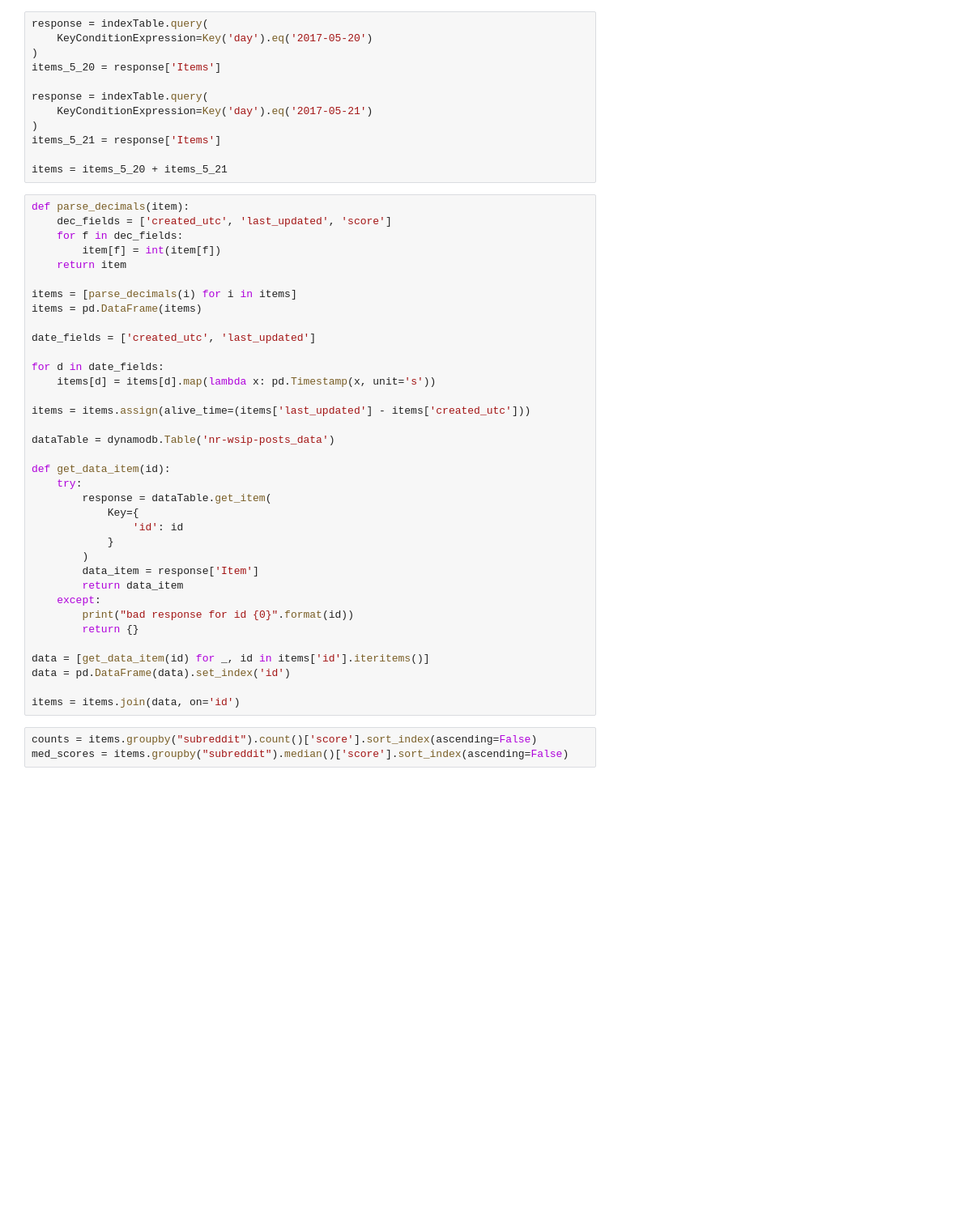
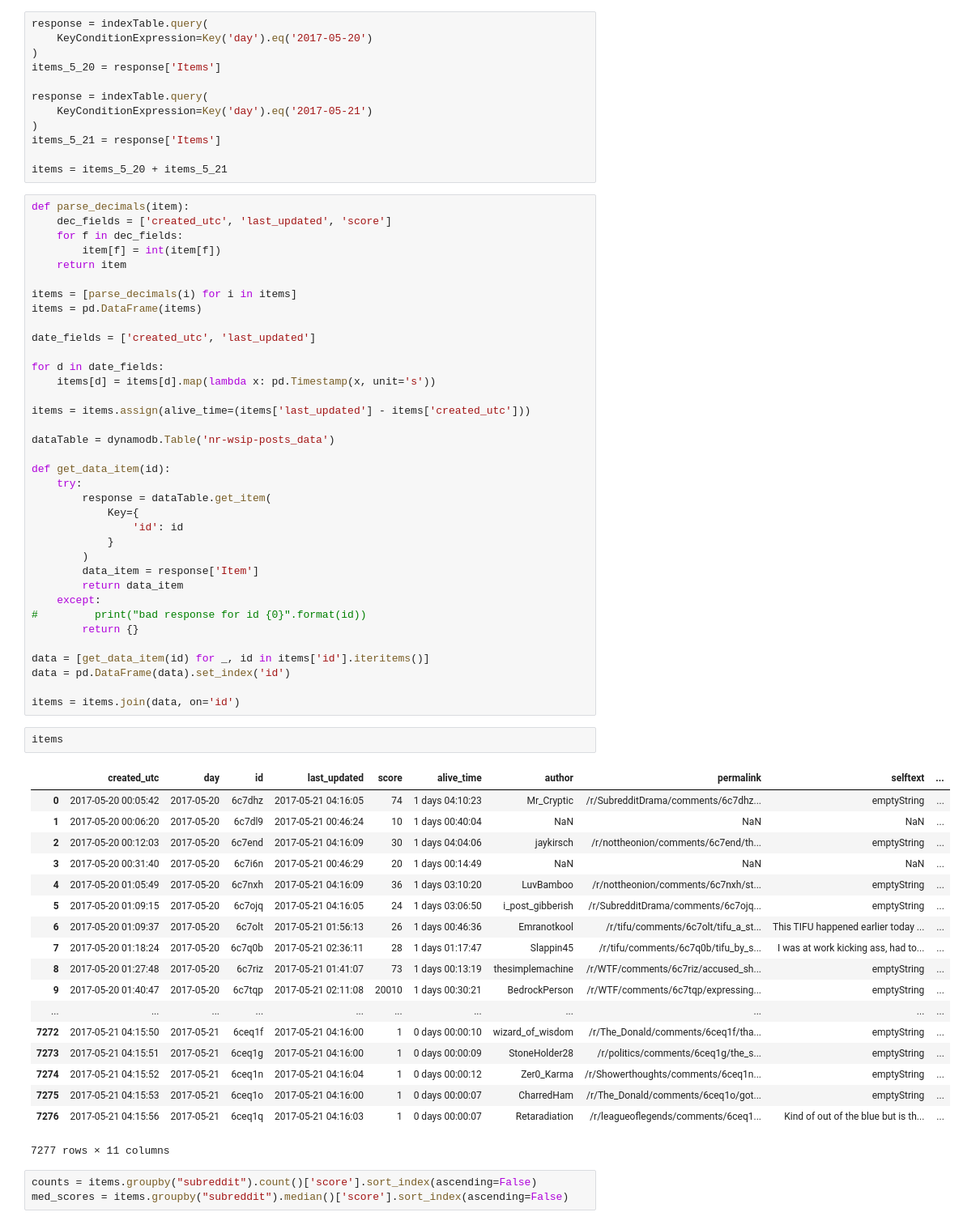
Before and after one commit to nrobin24/when-should-i-post, a Jupyter notebook: notebooks/best-and-worst-word-per-subreddit.ipynb, the cells around one changed output. Shown: that part at 81% size. Drawn from its saved outputs; the diff is of its cells as text; blank space fills up the shorter version.

```diff
--- a/notebooks/best-and-worst-word-per-subreddit.ipynb
+++ b/notebooks/best-and-worst-word-per-subreddit.ipynb
@@ -47,13 +47,34 @@ def get_data_item(id):
         data_item = response['Item']
         return data_item
     except:
-        print("bad response for id {0}".format(id))
+#         print("bad response for id {0}".format(id))
         return {}
 
 data = [get_data_item(id) for _, id in items['id'].iteritems()]
 data = pd.DataFrame(data).set_index('id')
 
 items = items.join(data, on='id')
+# %%
+items
+# %% [output]
+|  | created_utc | day | id | last_updated | score | alive_time | author | permalink | selftext | ... |
+| 0 | 2017-05-20 00:05:42 | 2017-05-20 | 6c7dhz | 2017-05-21 04:16:05 | 74 | 1 days 04:10:23 | Mr_Cryptic | /r/SubredditDrama/comments/6c7dhz... | emptyString | ... |
+| 1 | 2017-05-20 00:06:20 | 2017-05-20 | 6c7dl9 | 2017-05-21 00:46:24 | 10 | 1 days 00:40:04 | NaN | NaN | NaN | ... |
+| 2 | 2017-05-20 00:12:03 | 2017-05-20 | 6c7end | 2017-05-21 04:16:09 | 30 | 1 days 04:04:06 | jaykirsch | /r/nottheonion/comments/6c7end/th... | emptyString | ... |
+| 3 | 2017-05-20 00:31:40 | 2017-05-20 | 6c7i6n | 2017-05-21 00:46:29 | 20 | 1 days 00:14:49 | NaN | NaN | NaN | ... |
+| 4 | 2017-05-20 01:05:49 | 2017-05-20 | 6c7nxh | 2017-05-21 04:16:09 | 36 | 1 days 03:10:20 | LuvBamboo | /r/nottheonion/comments/6c7nxh/st... | emptyString | ... |
+| 5 | 2017-05-20 01:09:15 | 2017-05-20 | 6c7ojq | 2017-05-21 04:16:05 | 24 | 1 days 03:06:50 | i_post_gibberish | /r/SubredditDrama/comments/6c7ojq... | emptyString | ... |
+| 6 | 2017-05-20 01:09:37 | 2017-05-20 | 6c7olt | 2017-05-21 01:56:13 | 26 | 1 days 00:46:36 | Emranotkool | /r/tifu/comments/6c7olt/tifu_a_st... | This TIFU happened earlier today ... | ... |
+| 7 | 2017-05-20 01:18:24 | 2017-05-20 | 6c7q0b | 2017-05-21 02:36:11 | 28 | 1 days 01:17:47 | Slappin45 | /r/tifu/comments/6c7q0b/tifu_by_s... | I was at work kicking ass, had to... | ... |
+| 8 | 2017-05-20 01:27:48 | 2017-05-20 | 6c7riz | 2017-05-21 01:41:07 | 73 | 1 days 00:13:19 | thesimplemachine | /r/WTF/comments/6c7riz/accused_sh... | emptyString | ... |
+| 9 | 2017-05-20 01:40:47 | 2017-05-20 | 6c7tqp | 2017-05-21 02:11:08 | 20010 | 1 days 00:30:21 | BedrockPerson | /r/WTF/comments/6c7tqp/expressing... | emptyString | ... |
+| ... | ... | ... | ... | ... | ... | ... | ... | ... | ... | ... |
+| 7272 | 2017-05-21 04:15:50 | 2017-05-21 | 6ceq1f | 2017-05-21 04:16:00 | 1 | 0 days 00:00:10 | wizard_of_wisdom | /r/The_Donald/comments/6ceq1f/tha... | emptyString | ... |
+| 7273 | 2017-05-21 04:15:51 | 2017-05-21 | 6ceq1g | 2017-05-21 04:16:00 | 1 | 0 days 00:00:09 | StoneHolder28 | /r/politics/comments/6ceq1g/the_s... | emptyString | ... |
+| 7274 | 2017-05-21 04:15:52 | 2017-05-21 | 6ceq1n | 2017-05-21 04:16:04 | 1 | 0 days 00:00:12 | Zer0_Karma | /r/Showerthoughts/comments/6ceq1n... | emptyString | ... |
+| 7275 | 2017-05-21 04:15:53 | 2017-05-21 | 6ceq1o | 2017-05-21 04:16:00 | 1 | 0 days 00:00:07 | CharredHam | /r/The_Donald/comments/6ceq1o/got... | emptyString | ... |
+| 7276 | 2017-05-21 04:15:56 | 2017-05-21 | 6ceq1q | 2017-05-21 04:16:03 | 1 | 0 days 00:00:07 | Retaradiation | /r/leagueoflegends/comments/6ceq1... | Kind of out of the blue but is th... | ... |
+7277 rows × 11 columns
 # %%
 counts = items.groupby("subreddit").count()['score'].sort_index(ascending=False)
 med_scores = items.groupby("subreddit").median()['score'].sort_index(ascending=False)
```
Also changed, not shown: parts of 6 cells of this notebook.
